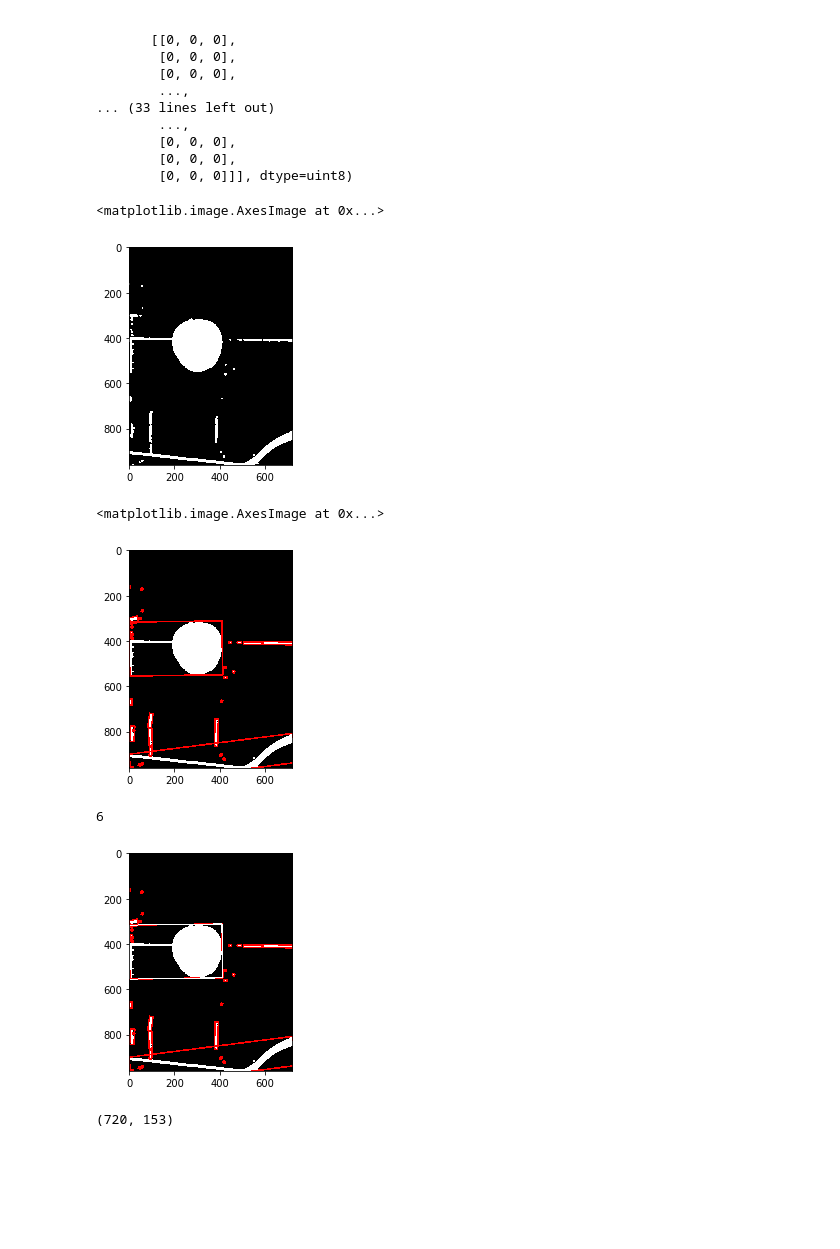
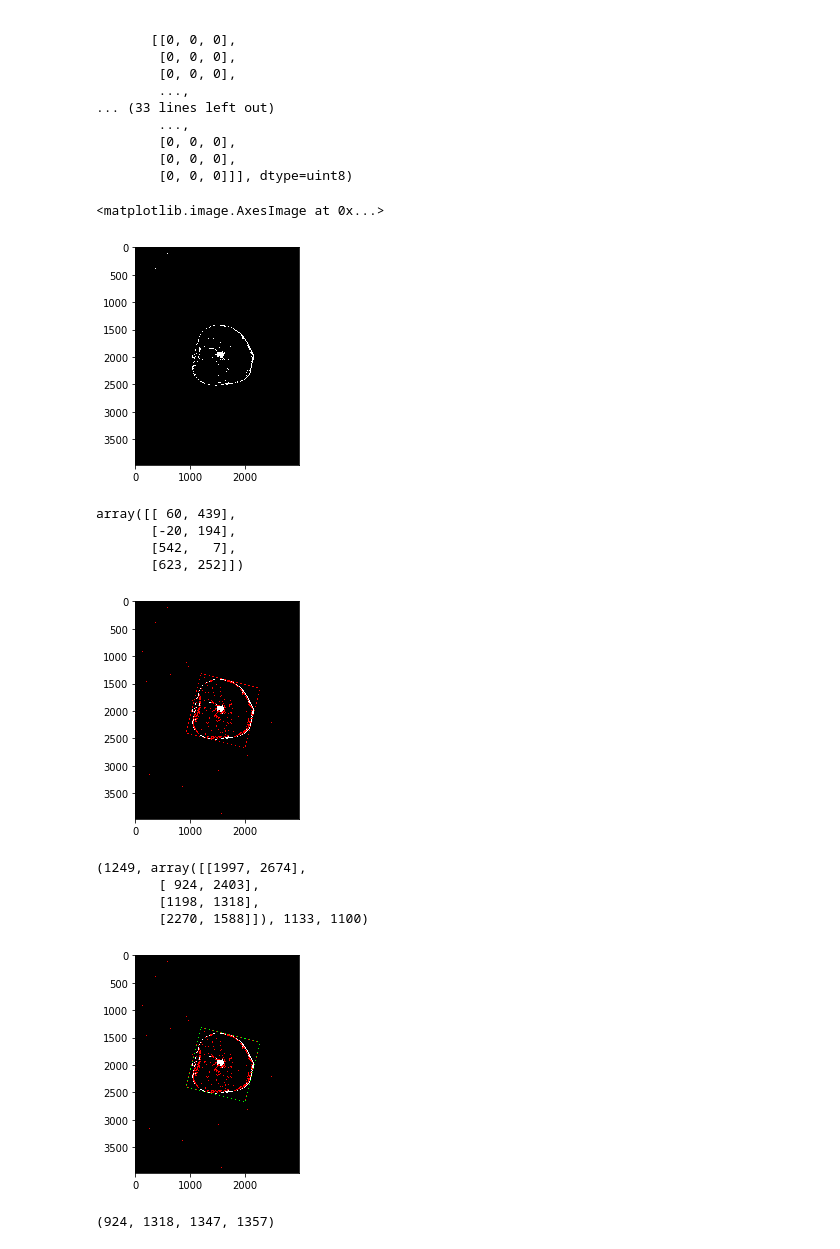
Before and after one commit to ananeto48/fruits_classification, a Jupyter notebook: notebooks/dimensions_notebook_threshold.ipynb, the cells around one changed output. Drawn from its saved outputs; the diff is of its cells as text; code cells hidden in the pictures; blank space fills up the shorter version.

```diff
--- a/notebooks/dimensions_notebook_threshold.ipynb
+++ b/notebooks/dimensions_notebook_threshold.ipynb
@@ -7,7 +7,7 @@ from matplotlib import pyplot as plt
 #InteractiveShell.ast_node_interactivity = "all"
 # %%
 #read image
-img = cv2.imread('../photos_images/maca29.jpg')
+img = cv2.imread('../images_to_classify/IMG_20181119_225303.jpg')
 img = cv2.cvtColor(img, cv2.COLOR_BGR2RGB)
 plt.imshow(img)
 # %% [output]
@@ -67,7 +64,7 @@ array([[[0, 0, 0],
 plt.imshow(mask)
 # %% [output]
 <matplotlib.image.AxesImage at 0x...>
-[figure, old version]
+[figure, new version]
 # %%
 # with each contour, draw boundingRect in green
 # a minAreaRect in blue
@@ -89,27 +86,33 @@ for i,c in enumerate(cnts):
     cv2.drawContours(mask, [box], 0, (255, 0, 0), 5)
 # %%
 plt.imshow(mask)
+minAreaRectangle
 # %% [output]
-<matplotlib.image.AxesImage at 0x...>
+array([[ 60, 439],
+       [-20, 194],
+       [542,   7],
+       [623, 252]])
-[figure, old version]
+[figure, new version]
 # %%
 #order all the contours by area from biggest to smallest
 boxes.sort(key=lambda x: x[2]*x[3], reverse=True)
 
 #now we want to select the second biggest box (since the biggest one is the contour of the whole image)
-minAreaRectangle = boxes[1][1]
-minAreaRectangleIndex = boxes[0][0]
+minAreaRectangle = boxes[0][1]
 
 #show that this is the contour we want
-cv2.drawContours(mask, [minAreaRectangle], 0, (255, 255, 255), 3)
+cv2.drawContours(mask, [minAreaRectangle], 0, (0, 255, 0), 3)
 plt.imshow(mask)
-minAreaRectangleIndex
+boxes[0]
 # %% [output]
-6
+(1249, array([[1997, 2674],
+        [ 924, 2403],
+        [1198, 1318],
+        [2270, 1588]]), 1133, 1100)
-[figure, old version]
+[figure, new version]
 # %%
 #get x and y points and width/height of the countour we selected
-x,y,w,h = cv2.boundingRect(cnts[minAreaRectangleIndex])
-w,h
+x,y,w,h = cv2.boundingRect(minAreaRectangle)
+x,y,w,h
 # %% [output]
-(720, 153)
+(924, 1318, 1347, 1357)
```
Also changed, not shown: parts of 4 cells of this notebook, 8 other files.
